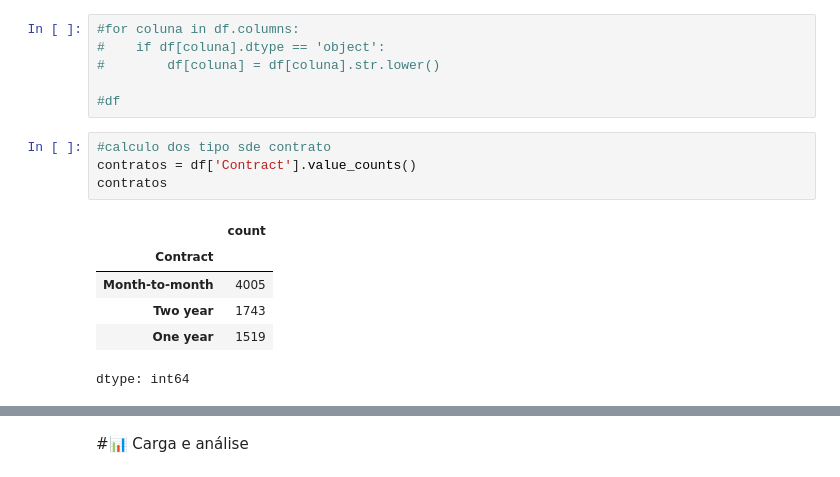
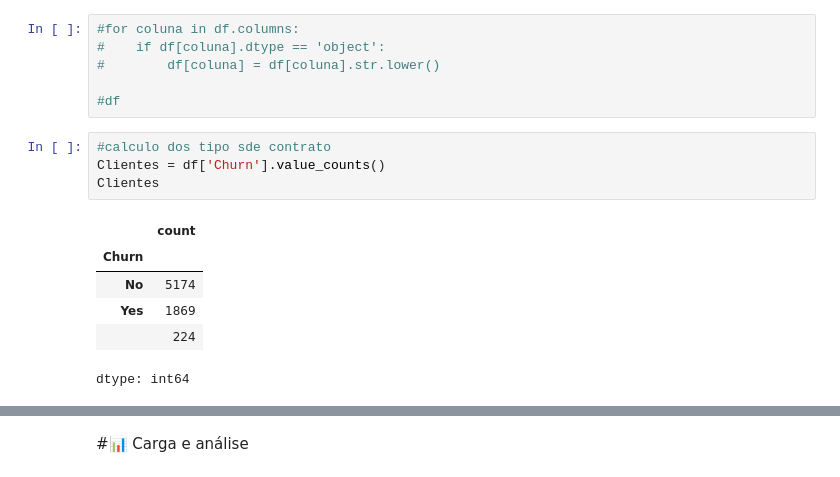
Before and after one commit to devFari/Challenge_Telecom_X, a Jupyter notebook: TelecomX_BR.ipynb, the cells around one changed output, grey strips where cells are left out. Cells and saved outputs as stored; diff of their text form.

```diff
--- a/TelecomX_BR.ipynb
+++ b/TelecomX_BR.ipynb
@@ -87,12 +70,12 @@ df
 #df
 # %%
 #calculo dos tipo sde contrato
-contratos = df['Contract'].value_counts()
-contratos
+Clientes = df['Churn'].value_counts()
+Clientes
 # %% [output]
 |  | count |
-| Contract |  |
-| Month-to-month | 4005 |
-| Two year | 1743 |
-| One year | 1519 |
+| Churn |  |
+| No | 5174 |
+| Yes | 1869 |
+|  | 224 |
 dtype: int64
```
Also changed, not shown: parts of 11 cells of this notebook.
